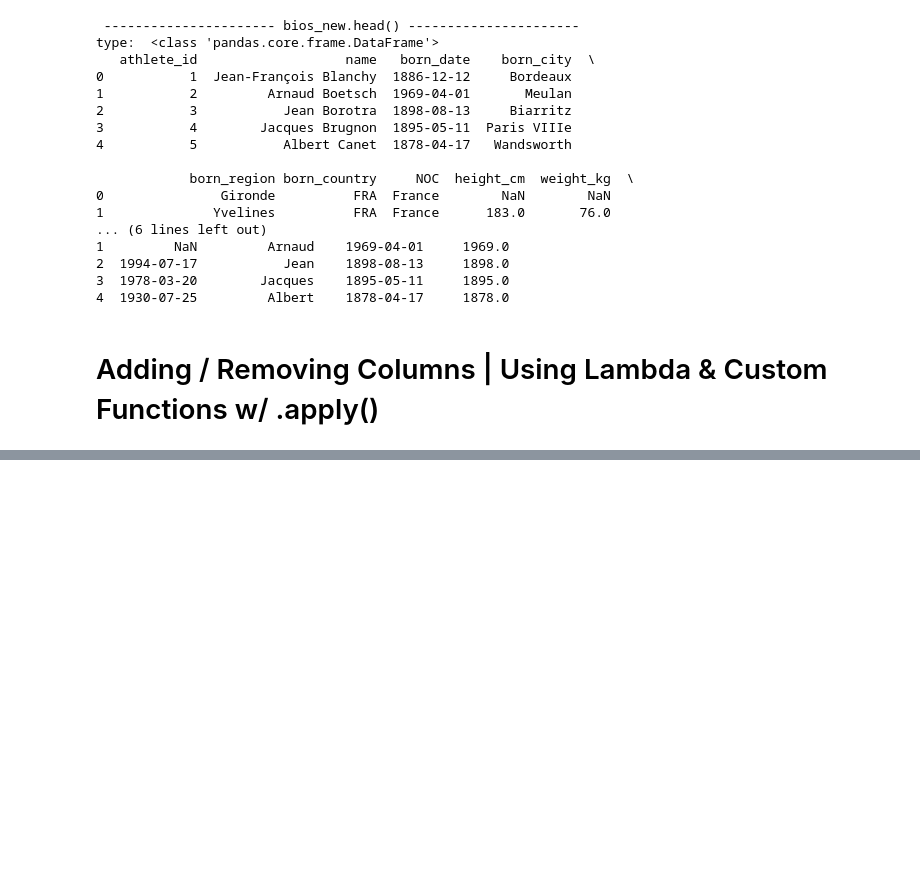
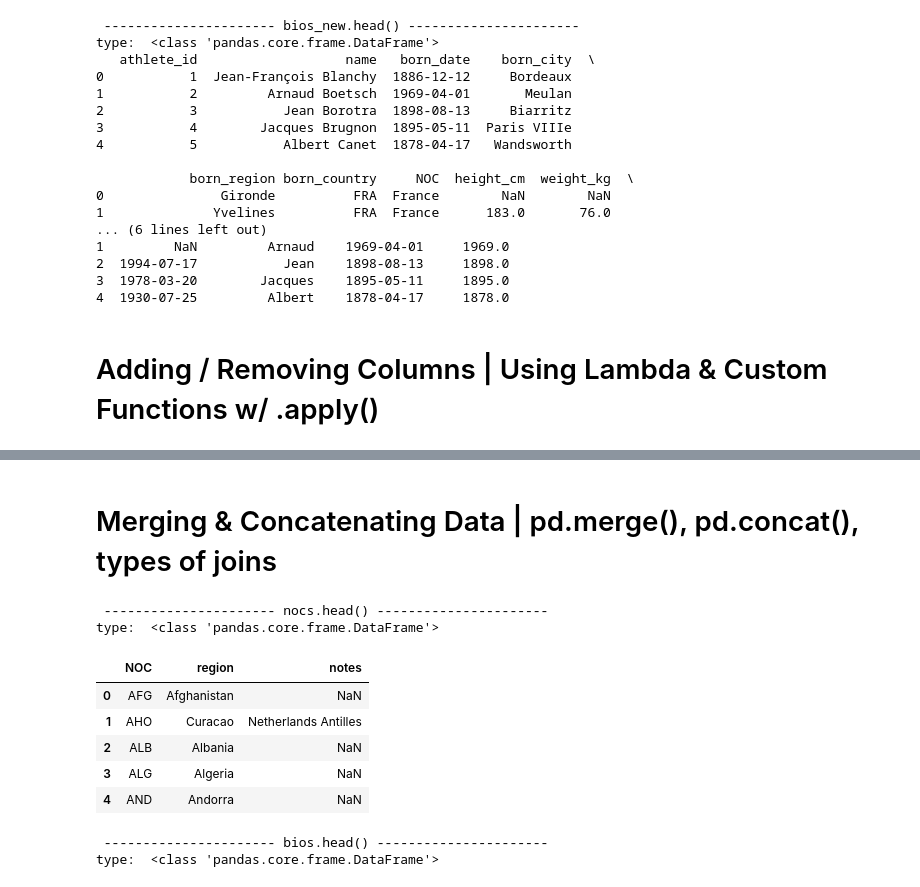
Before and after one commit to EslamKamel89/pandas, a Jupyter notebook: complete-pandas-tutorial/tutorial_2.ipynb, the cells around one changed output, grey strips where cells are left out. Drawn from its saved outputs; the diff is of its cells as text; code cells hidden in the pictures; blank space fills up the shorter version.

```diff
--- a/complete-pandas-tutorial/tutorial_2.ipynb
+++ b/complete-pandas-tutorial/tutorial_2.ipynb
@@ -921,0 +922,2 @@ type:  <class 'pandas.core.frame.DataFrame'>
+# %% [markdown]
+# Merging & Concatenating Data | pd.merge(), pd.concat(), types of joins
@@ -921,0 +937,16 @@ type:  <class 'pandas.core.frame.DataFrame'>
+# %%
+nocs = pd.read_csv('./data/noc_regions.csv')
+pr(nocs.head() , 'nocs.head()')
+pr(bios.head() , 'bios.head()')
+bios_new =  pd.merge(bios , nocs , left_on='born_country' , right_on='NOC' , how='left' ,  )
+# %% [output]
+ ---------------------- nocs.head() ----------------------
+type:  <class 'pandas.core.frame.DataFrame'>
+|  | NOC | region | notes |
+| 0 | AFG | Afghanistan | NaN |
+| 1 | AHO | Curacao | Netherlands Antilles |
+| 2 | ALB | Albania | NaN |
+| 3 | ALG | Algeria | NaN |
+| 4 | AND | Andorra | NaN |
+ ---------------------- bios.head() ----------------------
+type:  <class 'pandas.core.frame.DataFrame'>
```
Also changed, not shown: parts of 9 cells of this notebook, 1 other file.
